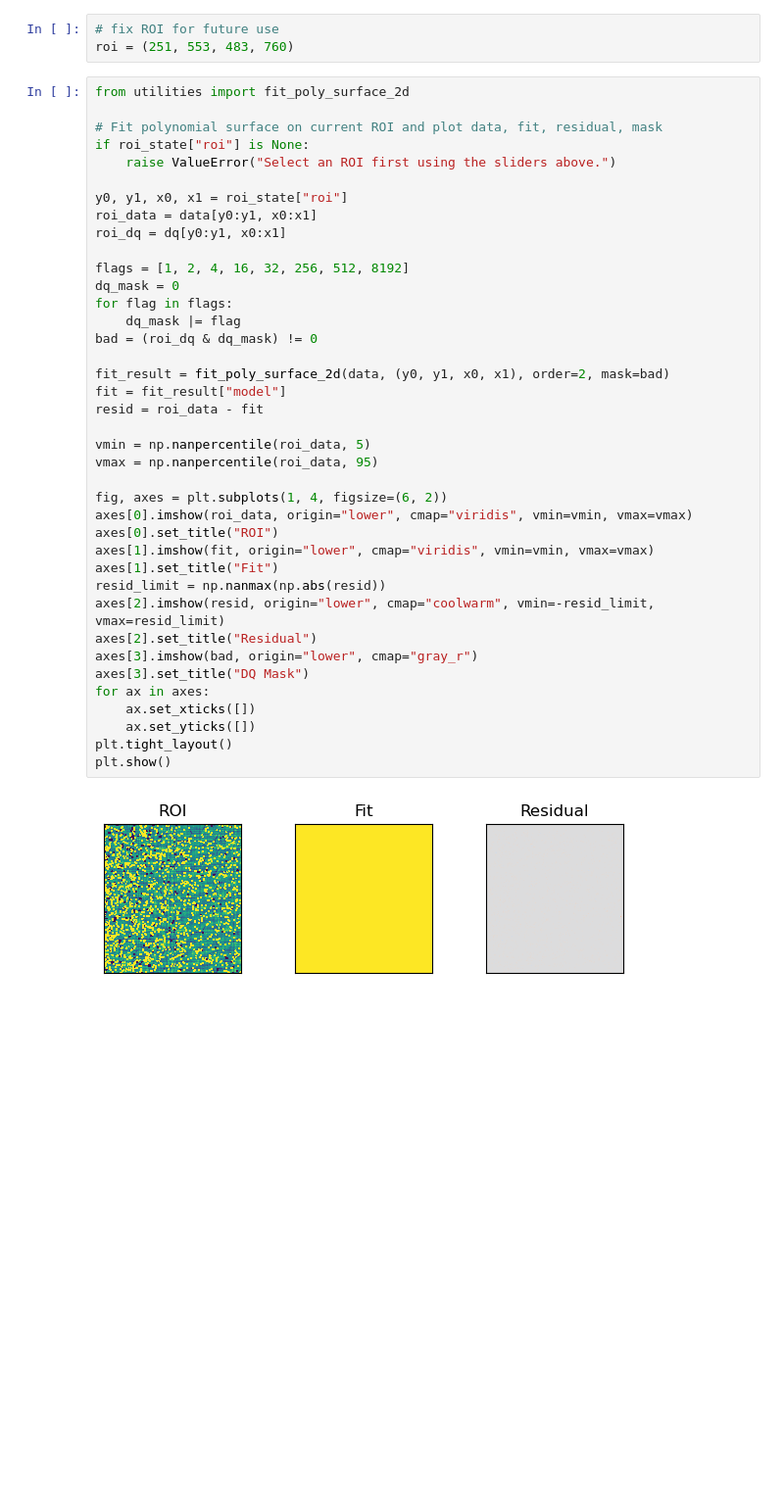
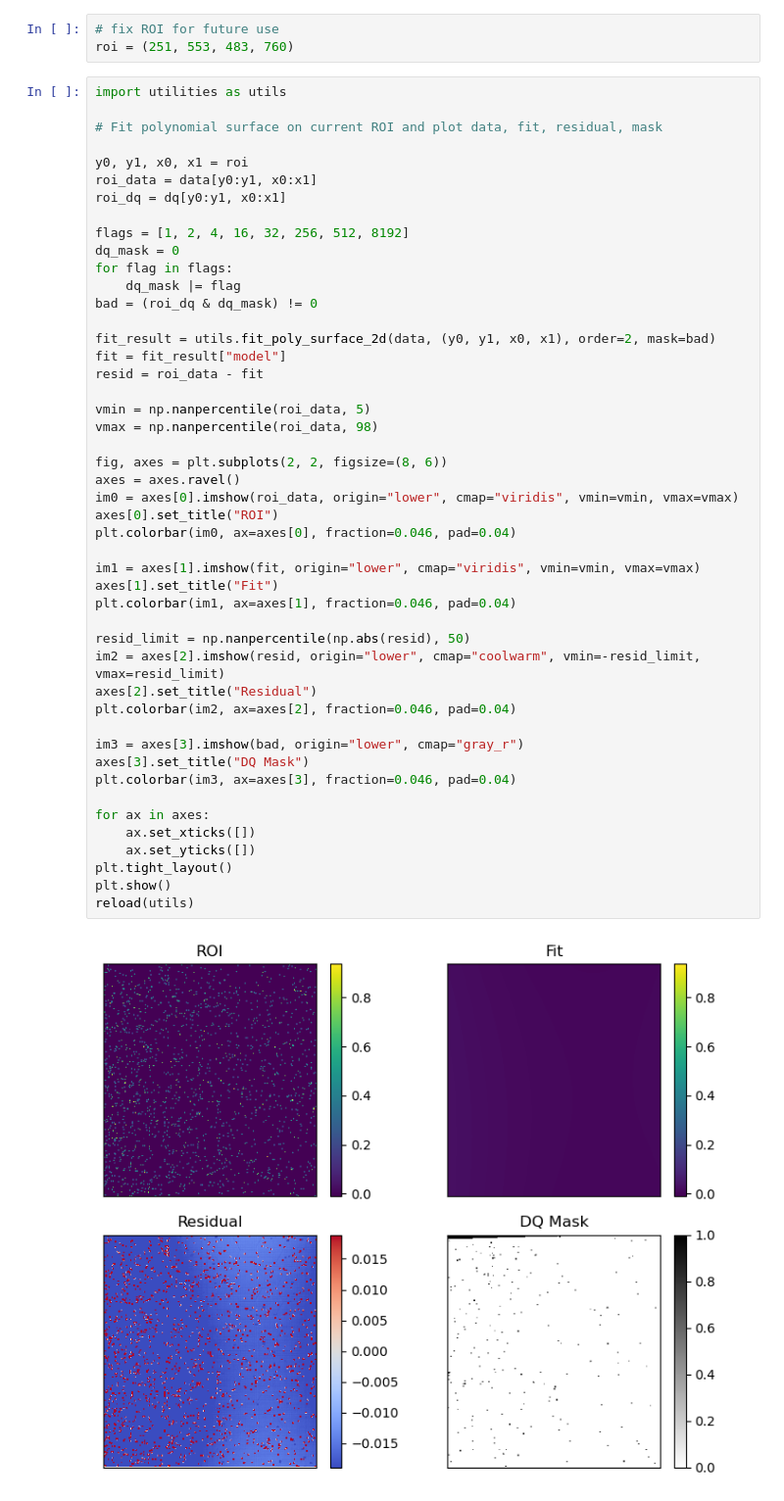
Before and after one commit to parkus/airglow, a Jupyter notebook: notebooks/01_background_roi_dev.ipynb, the cells around one changed output. Shown at 98% size. Drawn from its saved outputs; the diff is of its cells as text; blank space fills up the shorter version.

```diff
--- a/notebooks/01_background_roi_dev.ipynb
+++ b/notebooks/01_background_roi_dev.ipynb
@@ -108,43 +109,51 @@ roi
 # fix ROI for future use
 roi = (251, 553, 483, 760)
 # %%
-from utilities import fit_poly_surface_2d
+import utilities as utils
 
 # Fit polynomial surface on current ROI and plot data, fit, residual, mask
-if roi_state["roi"] is None:
-    raise ValueError("Select an ROI first using the sliders above.")
 
-y0, y1, x0, x1 = roi_state["roi"]
+y0, y1, x0, x1 = roi
 roi_data = data[y0:y1, x0:x1]
 roi_dq = dq[y0:y1, x0:x1]
 
 flags = [1, 2, 4, 16, 32, 256, 512, 8192]
 dq_mask = 0
 for flag in flags:
     dq_mask |= flag
 bad = (roi_dq & dq_mask) != 0
 
-fit_result = fit_poly_surface_2d(data, (y0, y1, x0, x1), order=2, mask=bad)
+fit_result = utils.fit_poly_surface_2d(data, (y0, y1, x0, x1), order=2, mask=bad)
 fit = fit_result["model"]
 resid = roi_data - fit
 
 vmin = np.nanpercentile(roi_data, 5)
-vmax = np.nanpercentile(roi_data, 95)
+vmax = np.nanpercentile(roi_data, 98)
 
-fig, axes = plt.subplots(1, 4, figsize=(6, 2))
-axes[0].imshow(roi_data, origin="lower", cmap="viridis", vmin=vmin, vmax=vmax)
+fig, axes = plt.subplots(2, 2, figsize=(8, 6))
+axes = axes.ravel()
+im0 = axes[0].imshow(roi_data, origin="lower", cmap="viridis", vmin=vmin, vmax=vmax)
 axes[0].set_title("ROI")
-axes[1].imshow(fit, origin="lower", cmap="viridis", vmin=vmin, vmax=vmax)
+plt.colorbar(im0, ax=axes[0], fraction=0.046, pad=0.04)
+
+im1 = axes[1].imshow(fit, origin="lower", cmap="viridis", vmin=vmin, vmax=vmax)
 axes[1].set_title("Fit")
-resid_limit = np.nanmax(np.abs(resid))
-axes[2].imshow(resid, origin="lower", cmap="coolwarm", vmin=-resid_limit, vmax=resid_limit)
+plt.colorbar(im1, ax=axes[1], fraction=0.046, pad=0.04)
+
+resid_limit = np.nanpercentile(np.abs(resid), 50)
+im2 = axes[2].imshow(resid, origin="lower", cmap="coolwarm", vmin=-resid_limit, vmax=resid_limit)
 axes[2].set_title("Residual")
-axes[3].imshow(bad, origin="lower", cmap="gray_r")
+plt.colorbar(im2, ax=axes[2], fraction=0.046, pad=0.04)
+
+im3 = axes[3].imshow(bad, origin="lower", cmap="gray_r")
 axes[3].set_title("DQ Mask")
+plt.colorbar(im3, ax=axes[3], fraction=0.046, pad=0.04)
+
 for ax in axes:
     ax.set_xticks([])
     ax.set_yticks([])
 plt.tight_layout()
 plt.show()
+reload(utils)
 # %% [output]
-[figure, old version]
+[figure, new version]
```
Also changed, not shown: parts of 7 cells of this notebook.
